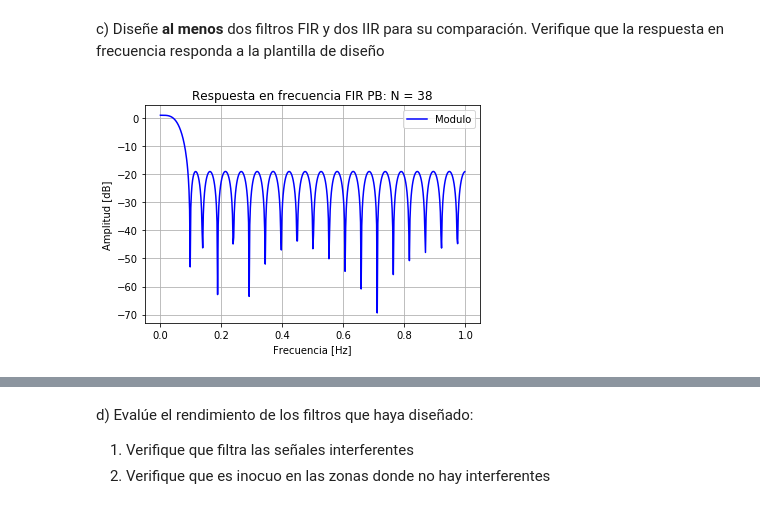
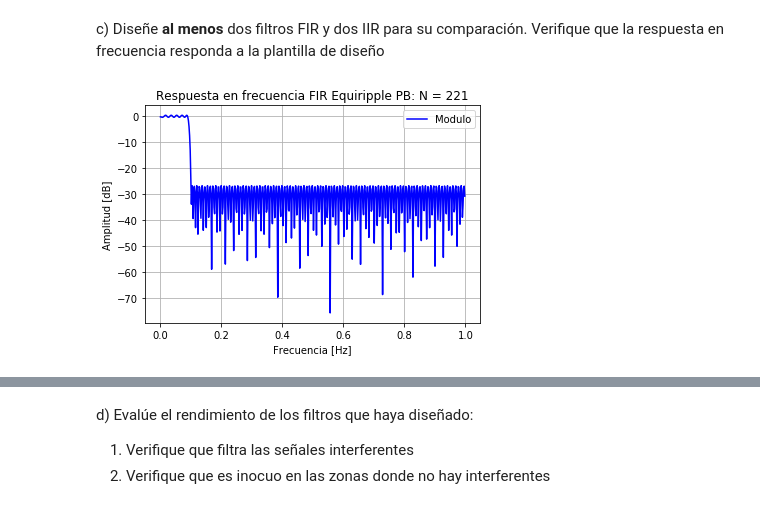
Before and after one commit to rtirapegui/MSE_4Co2019_PSF, a Jupyter notebook: TP2/TP2 - Filtrado.ipynb, the cells around one changed output, grey strips where cells are left out. Saved outputs shown, nothing was run; the diff lists cells and outputs as text; code cells hidden in the pictures.

```diff
--- a/TP2/TP2 - Filtrado.ipynb
+++ b/TP2/TP2 - Filtrado.ipynb
@@ -495,41 +496,41 @@ c) Diseñe **al menos** dos filtros FIR y dos IIR para su comparación. Verifiqu
 # %%
 
 # Filtro FIR1_PA
-data = np.load('FIR1_PA_N_95.npz')
+data = np.load('FIR1_PA_EQUIRIPPLE_N_2200.npz')
 h_FIR1_pa = data['ba']
 b_FIR1_pa = h_FIR1_pa[0]
 a_FIR1_pa = h_FIR1_pa[1]
 FIR1_pa_ww, FIR1_pa_hh = sig.freqz(b_FIR1_pa, a_FIR1_pa)
 FIR1_pa_ww = FIR1_pa_ww / np.pi
 
 # Filtro FIR1_PB
-data = np.load('FIR1_PB_N_38.npz')
+data = np.load('FIR1_PB_EQUIRIPPLE_N_221.npz')
 h_FIR1_pb = data['ba']
 b_FIR1_pb = h_FIR1_pb[0]
 a_FIR1_pb = h_FIR1_pb[1]
 FIR1_pb_ww, FIR1_pb_hh = sig.freqz(b_FIR1_pb, a_FIR1_pb)
 FIR1_pb_ww = FIR1_pb_ww / np.pi
 
-# Respuesta en frecuencia filtro FIR1_pb_N_38
+# Respuesta en frecuencia filtro FIR1_pb_N_221
 plt.figure(8)
-plt.title('Respuesta en frecuencia FIR PB: N = 38')
+plt.title('Respuesta en frecuencia FIR Equiripple PB: N = 221')
 plt.xlabel('Frecuencia [Hz]')
 plt.ylabel('Amplitud [dB]')
 plt.grid(which='both', axis='both')
 plt.plot(FIR1_pb_ww, 20*np.log10(abs(FIR1_pb_hh)), label='Modulo', color='b')
 axes_hdl = plt.gca()
 axes_hdl.legend()
 plt.show()
 
-# Respuesta en frecuencia filtro FIR1_pa_N_95
+# Respuesta en frecuencia filtro FIR1_pa_N_2200
 plt.figure(9)
-plt.title('Respuesta en frecuencia FIR PA: N = 95')
+plt.title('Respuesta en frecuencia FIR Equiripple PA: N = 2200')
 plt.xlabel('Frecuencia [Hz]')
 plt.ylabel('Amplitud [dB]')
 plt.grid(which='both', axis='both')
 plt.plot(FIR1_pa_ww, 20*np.log10(abs(FIR1_pa_hh)), label='Modulo', color='b')
 axes_hdl = plt.gca()
 axes_hdl.legend()
 plt.show()
 # %% [output]
-[figure, old version]
+[figure, new version]
```
Also changed, not shown: parts of 10 cells of this notebook, 16 other files.
